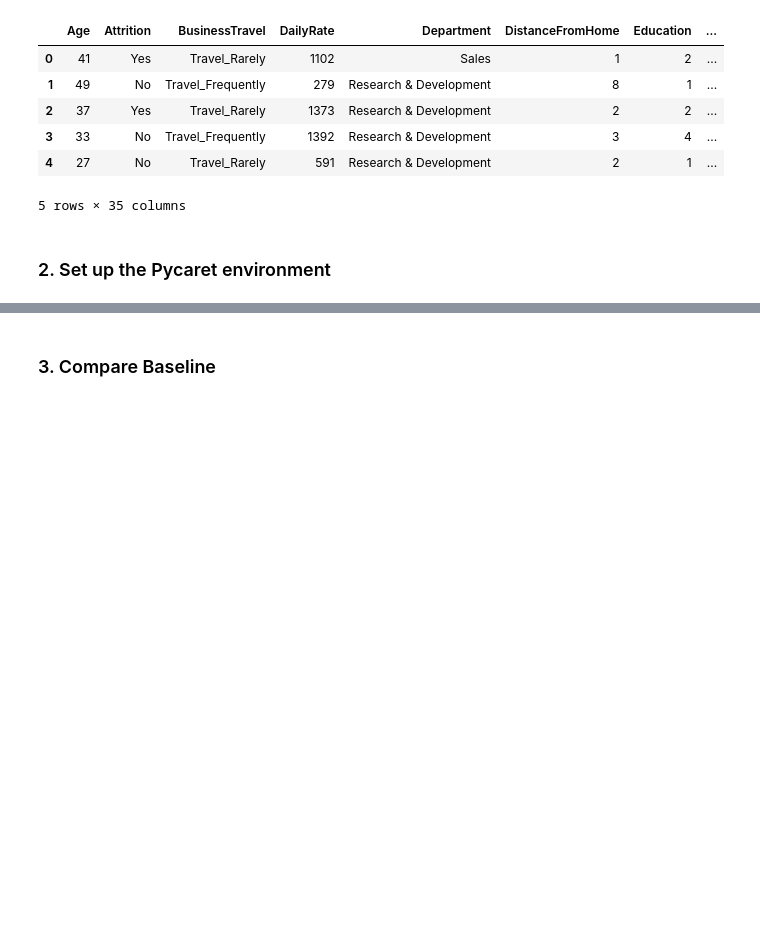
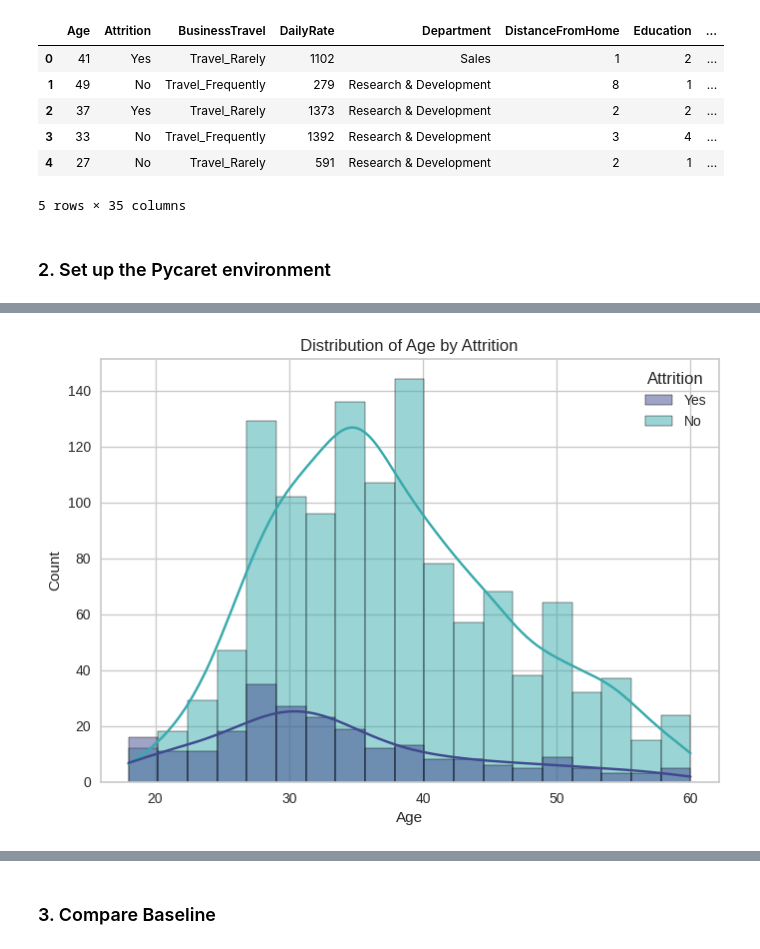
Before and after one commit to EmilyJarecki/ElmhurstUni, a Jupyter notebook: Project_HR_IBM_Attrition.ipynb, the cells around one changed output, grey strips where cells are left out. Saved outputs shown, nothing was run; the diff lists cells and outputs as text; code cells hidden in the pictures; blank space fills up the shorter version.

```diff
--- a/Project_HR_IBM_Attrition.ipynb
+++ b/Project_HR_IBM_Attrition.ipynb
@@ -88,0 +117,7 @@ clf1 = setup(data, target = 'Attrition', session_id=786) # setup handles encodin
+# %%
+#3 Distribution of Age by Attrition
+sns.histplot(data, x='Age', hue='Attrition', kde=True, palette='mako')
+plt.title('Distribution of Age by Attrition')
+plt.show()
+# %% [output]
+[figure, added]
```
Also changed, not shown: parts of 30 cells of this notebook.
